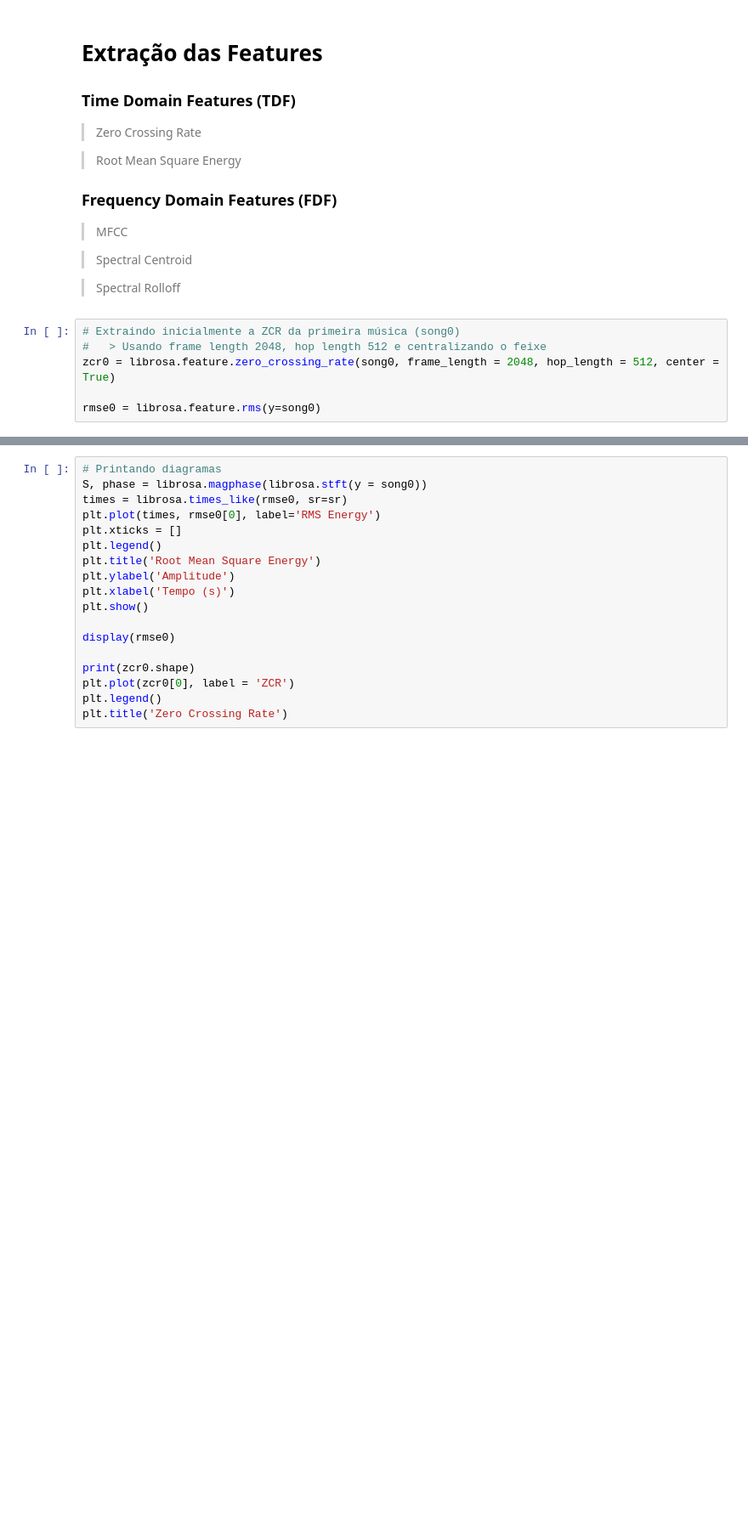
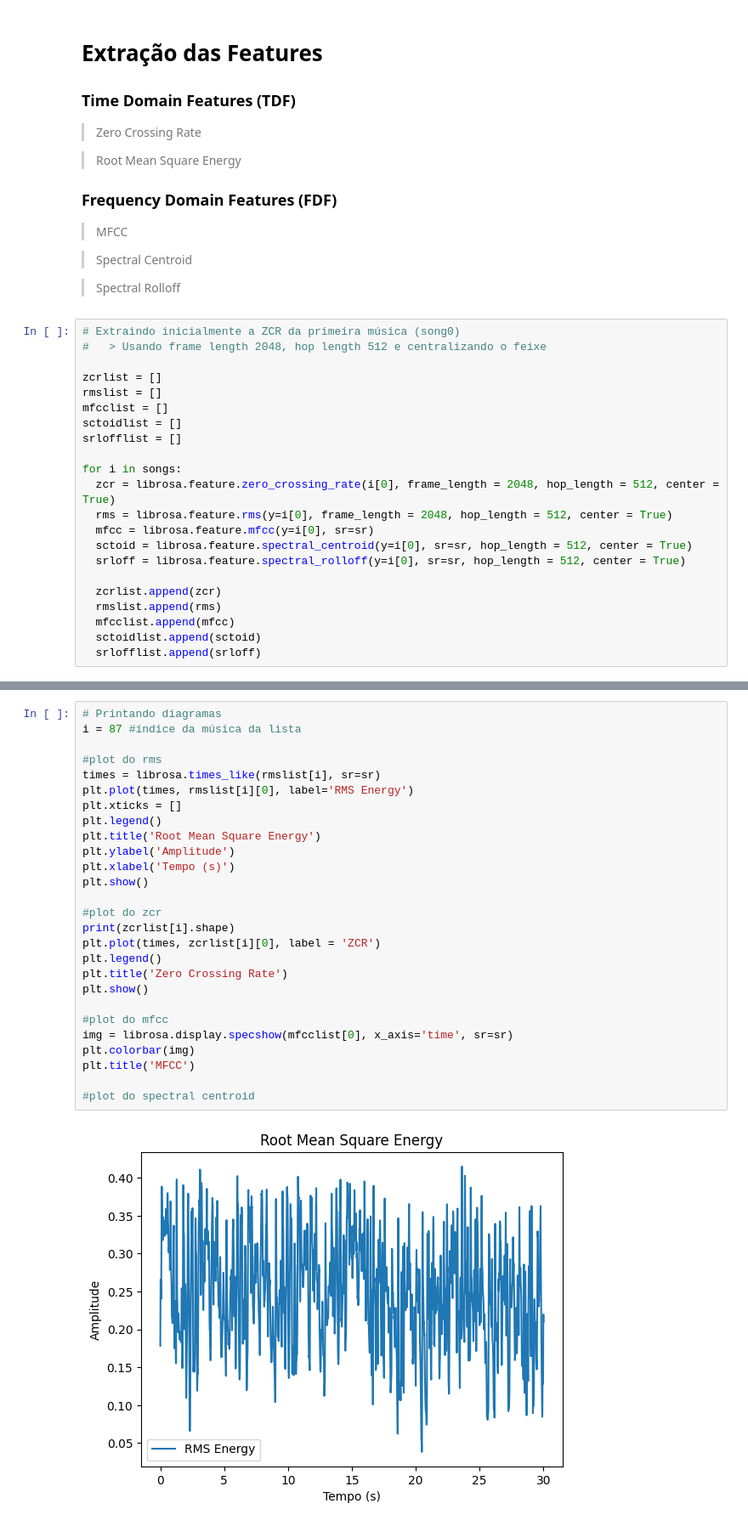
Before and after one commit to andryll/MGR-IC, a Jupyter notebook: codes/Feature Extraction.ipynb, the cells around one changed output, grey strips where cells are left out. Shown at 85% size. Saved outputs shown, nothing was run; the diff lists cells and outputs as text; blank space fills up the shorter version.

```diff
--- a/codes/Feature Extraction.ipynb
+++ b/codes/Feature Extraction.ipynb
@@ -62,6 +57,22 @@ ipd.Audio(data=song0, rate=sr)
 # %%
 # Extraindo inicialmente a ZCR da primeira música (song0)
 #   > Usando frame length 2048, hop length 512 e centralizando o feixe
-zcr0 = librosa.feature.zero_crossing_rate(song0, frame_length = 2048, hop_length = 512, center = True)
 
-rmse0 = librosa.feature.rms(y=song0)
+zcrlist = []
+rmslist = []
+mfcclist = []
+sctoidlist = []
+srlofflist = []
+
+for i in songs:
+  zcr = librosa.feature.zero_crossing_rate(i[0], frame_length = 2048, hop_length = 512, center = True)
+  rms = librosa.feature.rms(y=i[0], frame_length = 2048, hop_length = 512, center = True)
+  mfcc = librosa.feature.mfcc(y=i[0], sr=sr)
+  sctoid = librosa.feature.spectral_centroid(y=i[0], sr=sr, hop_length = 512, center = True)
+  srloff = librosa.feature.spectral_rolloff(y=i[0], sr=sr, hop_length = 512, center = True)
+
+  zcrlist.append(zcr)
+  rmslist.append(rms)
+  mfcclist.append(mfcc)
+  sctoidlist.append(sctoid)
+  srlofflist.append(srloff)
@@ -70,18 +79,29 @@ rmse0 == rmse0[0]
 # %%
 # Printando diagramas
-S, phase = librosa.magphase(librosa.stft(y = song0))
-times = librosa.times_like(rmse0, sr=sr)
-plt.plot(times, rmse0[0], label='RMS Energy')
+i = 87 #índice da música da lista
+
+#plot do rms
+times = librosa.times_like(rmslist[i], sr=sr)
+plt.plot(times, rmslist[i][0], label='RMS Energy')
 plt.xticks = []
 plt.legend()
 plt.title('Root Mean Square Energy')
 plt.ylabel('Amplitude')
 plt.xlabel('Tempo (s)')
 plt.show()
 
-display(rmse0)
-
-print(zcr0.shape)
-plt.plot(zcr0[0], label = 'ZCR')
+#plot do zcr
+print(zcrlist[i].shape)
+plt.plot(times, zcrlist[i][0], label = 'ZCR')
 plt.legend()
 plt.title('Zero Crossing Rate')
+plt.show()
+
+#plot do mfcc
+img = librosa.display.specshow(mfcclist[0], x_axis='time', sr=sr)
+plt.colorbar(img)
+plt.title('MFCC')
+
+#plot do spectral centroid
+# %% [output]
+[figure, added]
```
Also changed, not shown: parts of 9 cells of this notebook.
